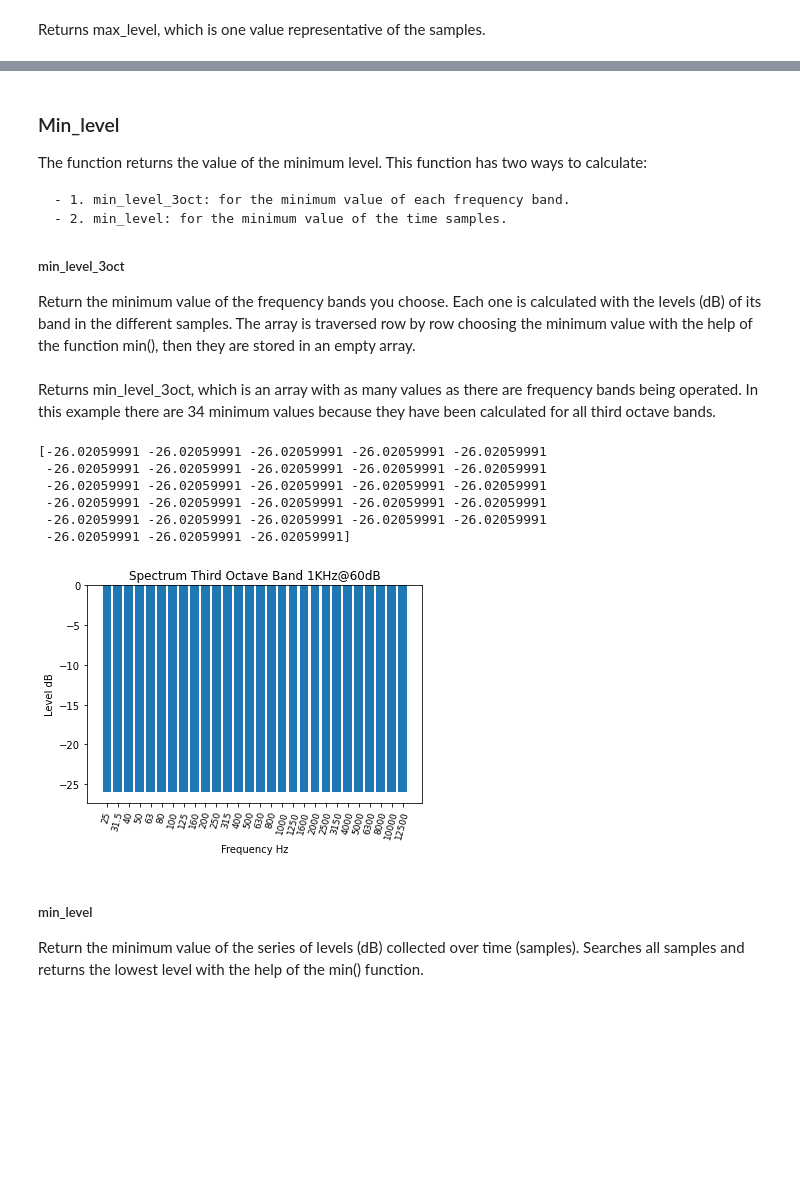
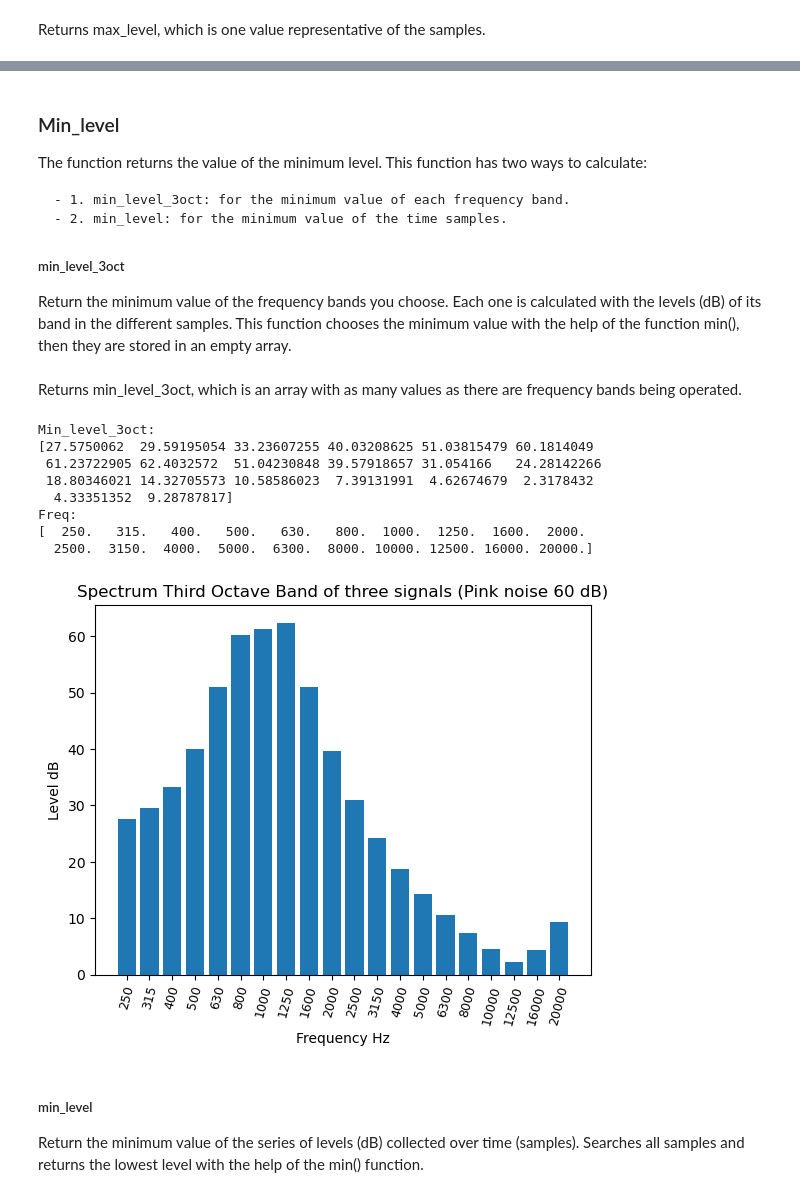
Before and after one commit to Eomys/MoSQITo, a Jupyter notebook: tutorials/tuto_sound_level_meter.ipynb, the cells around one changed output, grey strips where cells are left out. Cells and saved outputs as stored; diff of their text form; code cells hidden in the pictures; blank space fills up the shorter version.

```diff
--- a/tutorials/tuto_sound_level_meter.ipynb
+++ b/tutorials/tuto_sound_level_meter.ipynb
@@ -309,0 +55,5 @@ plt.show()
+# %%
+# Input array with the three signals.
+data_all_signals = np.stack((sig_1,sig_2,sig_3))
+# Show the input array.
+print(data_all_signals)
@@ -327,19 +564,4 @@ The function returns the value of the minimum level. This function has two ways
     - 2. min_level: for the minimum value of the time samples.
 
 #####  min_level_3oct
-Return the minimum value of the frequency bands you choose. Each one is calculated with the levels (dB) of its band in the different samples. The array is traversed row by row choosing the minimum value with the help of the function min(), then they are stored in an empty array.
+Return the minimum value of the frequency bands you choose. Each one is calculated with the levels (dB) of its band in the different samples. This function chooses the minimum value with the help of the function min(), then they are stored in an empty array.
-# %%
-# Third party imports
-import numpy as np
-
-# Empty array to keep the levels (dB) of each one of the samples of a specific frequency band.
-main_freq = np.zeros(spectrum_signal_samples.shape[1])
-# Empty array to store the minimum values of each frequency band.
-min_level_3oct = np.zeros(freq_3oct.shape[0])
-# For each frequency band you perform the operation.
-for i in range(freq_3oct.shape[0]):
-    # Save the values of a frequency band.
-    for j in range(spectrum_signal_samples.shape[1]):
-        main_freq[j] = spectrum_signal_samples[i,j]
-    # Calculate the maximum with the values.
-    min_level_3oct[i] = min(main_freq)
@@ -346,39 +591,50 @@ for i in range(freq_3oct.shape[0]):
 # %% [markdown]
-Returns min_level_3oct, which is an array with as many values as there are frequency bands being operated. In this example there are 34 minimum values because they have been calculated for all third octave bands.
+Returns min_level_3oct, which is an array with as many values as there are frequency bands being operated.
 # %%
+# Import useful packages
+import matplotlib.pyplot as plt
+
+print("Min_level_3oct: ")
 print(min_level_3oct)
 
-freqs = ['25', '31.5', '40', '50', '63', '80', '100', '125', '160', '200', '250', '315',
-        '400', '500', '630', '800', '1000', '1250', '1600', '2000', '2500', '3150', '4000', '5000', '6300', '8000',
-        '10000', '12500']
-values = min_level_3oct
+print("Freq: ")
+print(freq)
+
+#x_freq = ['25', '31.5', '40', '50', '63', '80', '100', '125', '160', '200', '250', '315',
+#        '400', '500', '630', '800', '1000', '1250', '1600', '2000', '2500', '3150', '4000', '5000', '6300', '8000',
+#        '10000', '12500']
+x_freq = ['250', '315','400', '500', '630', '800', '1000', '1250', '1600', '2000', '2500', '3150', '4000',
+            '5000', '6300', '8000','10000', '12500', '16000', '20000']
+y_values = min_level_3oct
 
 # The figure  is created
 fig = plt.figure ()
 # The object inside the figure is created
 ax = fig.add_subplot (1, 1, 1)
 
 # Legend on the y axis
 plt.ylabel ('Level dB')
 # Legend on the x axis
 plt.xlabel ('Frequency Hz')
 # Graphic Title
-plt.title ('Spectrum Third Octave Band 1KHz@60dB')
+plt.title ('Spectrum Third Octave Band of three signals (Pink noise 60 dB)')
 
 # Bar graph is created
-ax.bar (freqs, values, color = "C0")
+ax.bar (x_freq, y_values, color = "C0")
 # Rotation of the x axis data
-ax.set_xticklabels (freqs, rotation = 75, fontsize = 9)
+ax.set_xticklabels (x_freq, rotation = 75, fontsize = 9)
 # Show the graph
 plt.show()
 # %% [output]
-[-26.02059991 -26.02059991 -26.02059991 -26.02059991 -26.02059991
- -26.02059991 -26.02059991 -26.02059991 -26.02059991 -26.02059991
- -26.02059991 -26.02059991 -26.02059991 -26.02059991 -26.02059991
- -26.02059991 -26.02059991 -26.02059991 -26.02059991 -26.02059991
- -26.02059991 -26.02059991 -26.02059991 -26.02059991 -26.02059991
- -26.02059991 -26.02059991 -26.02059991]
+Min_level_3oct:
+[27.5750062  29.59195054 33.23607255 40.03208625 51.03815479 60.1814049
+ 61.23722905 62.4032572  51.04230848 39.57918657 31.054166   24.28142266
+ 18.80346021 14.32705573 10.58586023  7.39131991  4.62674679  2.3178432
+  4.33351352  9.28787817]
+Freq:
+[  250.   315.   400.   500.   630.   800.  1000.  1250.  1600.  2000.
+  2500.  3150.  4000.  5000.  6300.  8000. 10000. 12500. 16000. 20000.]
-[figure, old version]
+[figure, new version]
 # %% [markdown]
 #####  min_level
 Return the minimum value of the series of levels (dB) collected over time (samples). Searches all samples and returns the lowest level with the help of the min() function.
```
Also changed, not shown: parts of 88 cells of this notebook, 21 other files.
